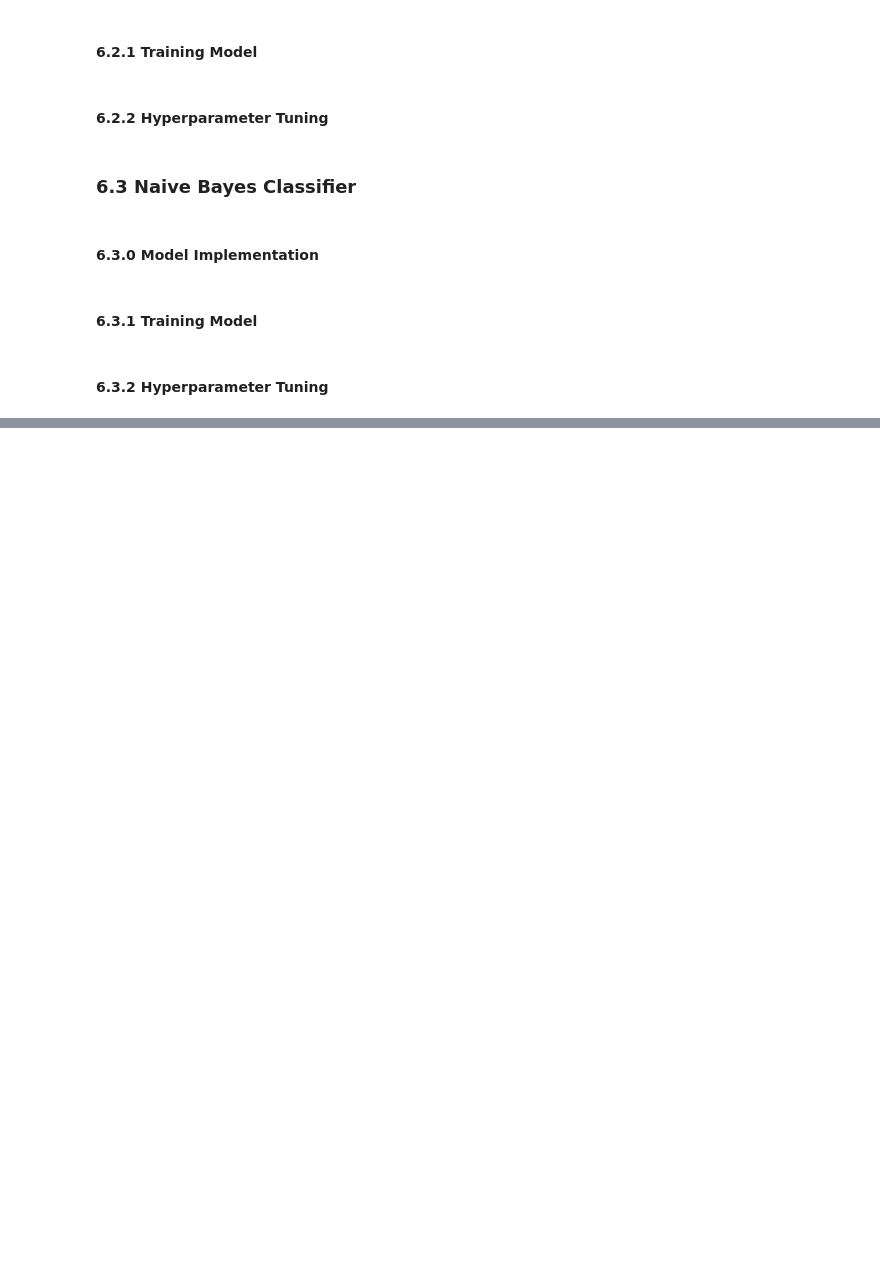
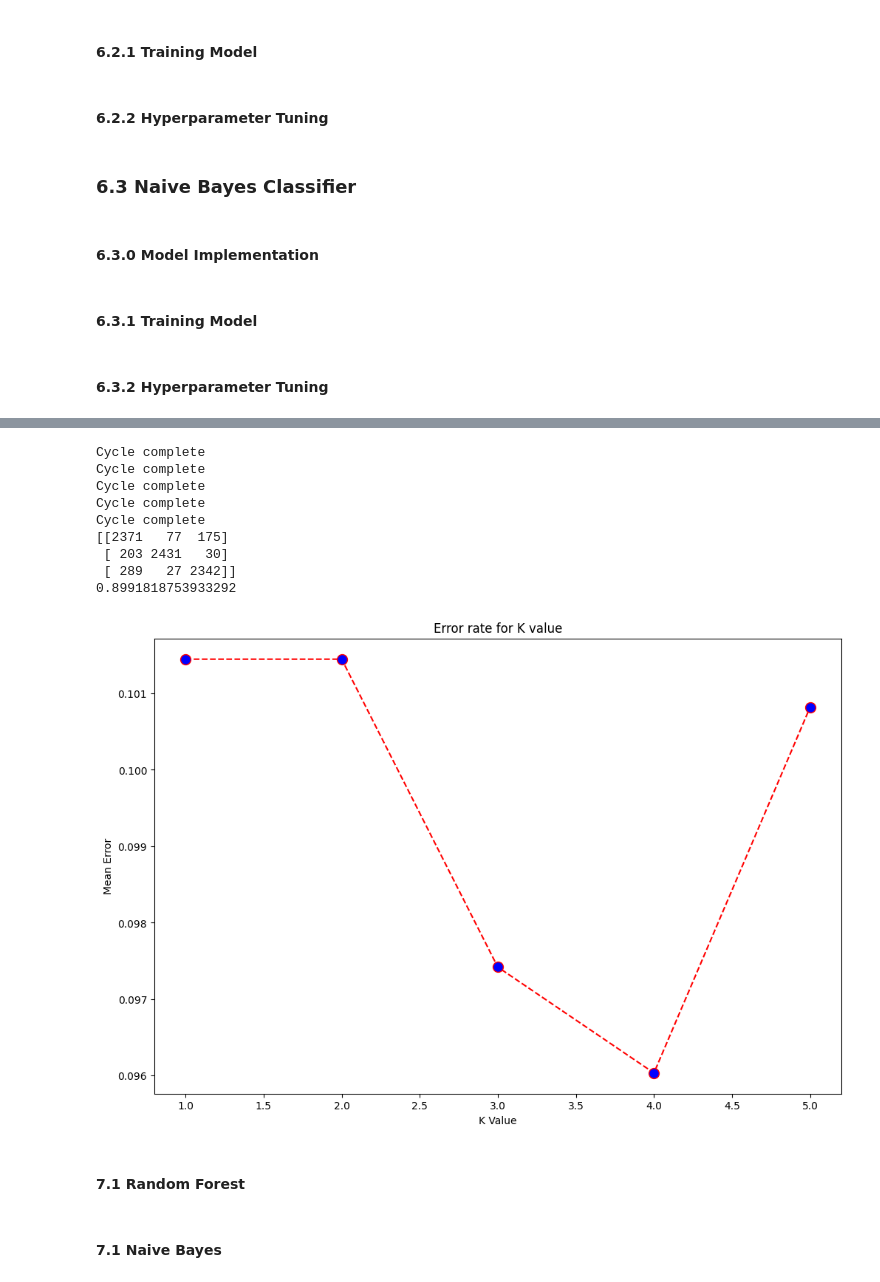
Before and after one commit to coltonBlackwell/Covid-19-Prognosis-Predictor, a Jupyter notebook: project.ipynb, the cells around one changed output, grey strips where cells are left out. Cells and saved outputs as stored; diff of their text form; code cells hidden in the pictures; blank space fills up the shorter version.

```diff
--- a/project.ipynb
+++ b/project.ipynb
@@ -786,0 +862,33 @@ Validation set accuracy: 0.9115166771554437
+# %%
+error = []
+
+for i in range(1, 6):
+    print("Cycle complete")
+    knn = KNN(i)
+    knn.fit(X_train, y_train)
+    predictions=knn.predict(X_val)#our model's predictions
+    error.append(np.mean(predictions != y_val))
+
+
+cm = confusion_matrix(y_val, predictions) #our model
+print(cm)
+print(accuracy_score(y_val, predictions))
+
+plt.figure(figsize=(12,8))
+plt.plot(range(1,6), error, color='red', linestyle='dashed', marker='o',
+         markerfacecolor='blue', markersize=10)
+plt.title("Error rate for K value")
+plt.xlabel('K Value')
+plt.ylabel('Mean Error')
+plt.show()
+# %% [output]
+Cycle complete
+Cycle complete
+Cycle complete
+Cycle complete
+Cycle complete
+[[2371   77  175]
+ [ 203 2431   30]
+ [ 289   27 2342]]
+0.8991818753933292
+[figure, added]
@@ -786,0 +929,4 @@ Validation set accuracy: 0.9115166771554437
+# %% [markdown]
+#### 7.1 Random Forest <a id="section_7_2"></a>
+# %% [markdown]
+#### 7.1 Naive Bayes <a id="section_7_3"></a>
```
Also changed, not shown: parts of 9 cells of this notebook, 2 other files.
